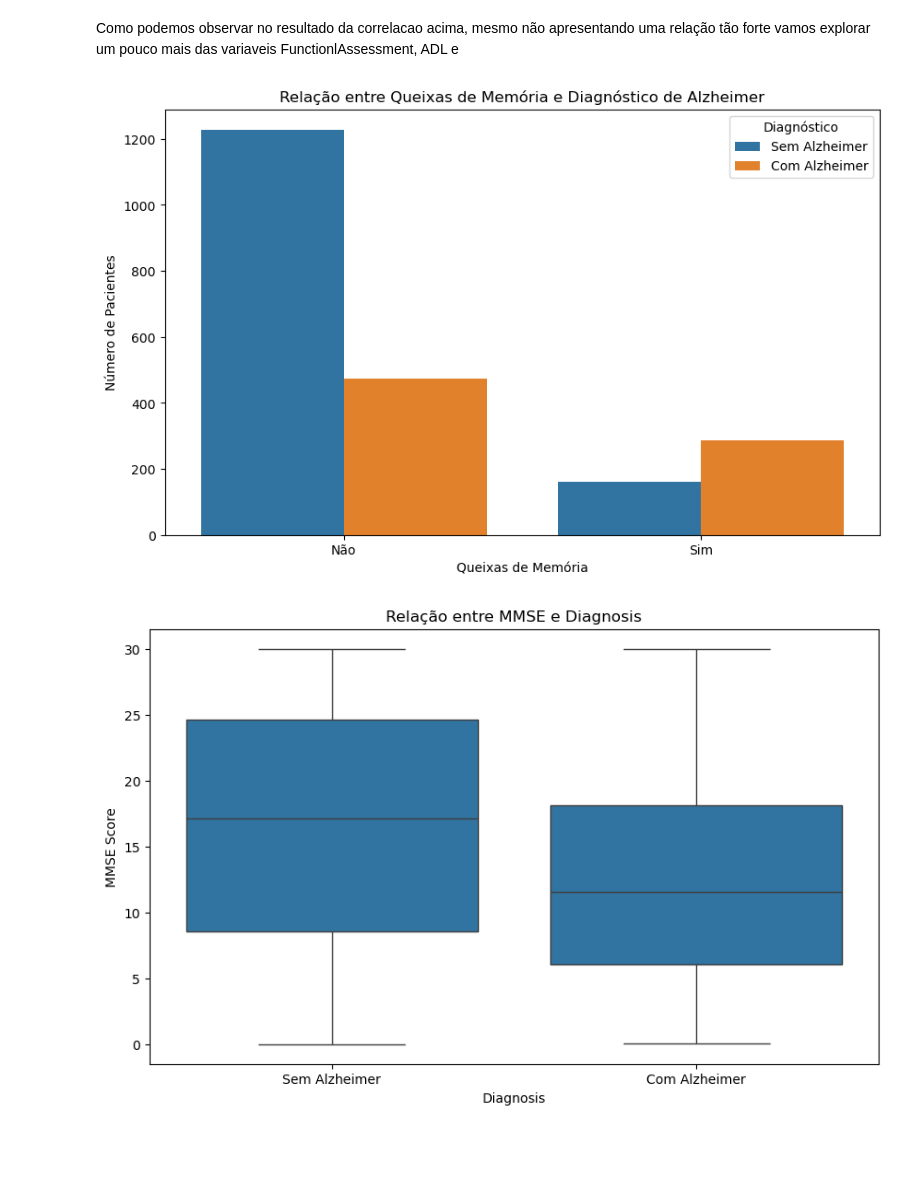
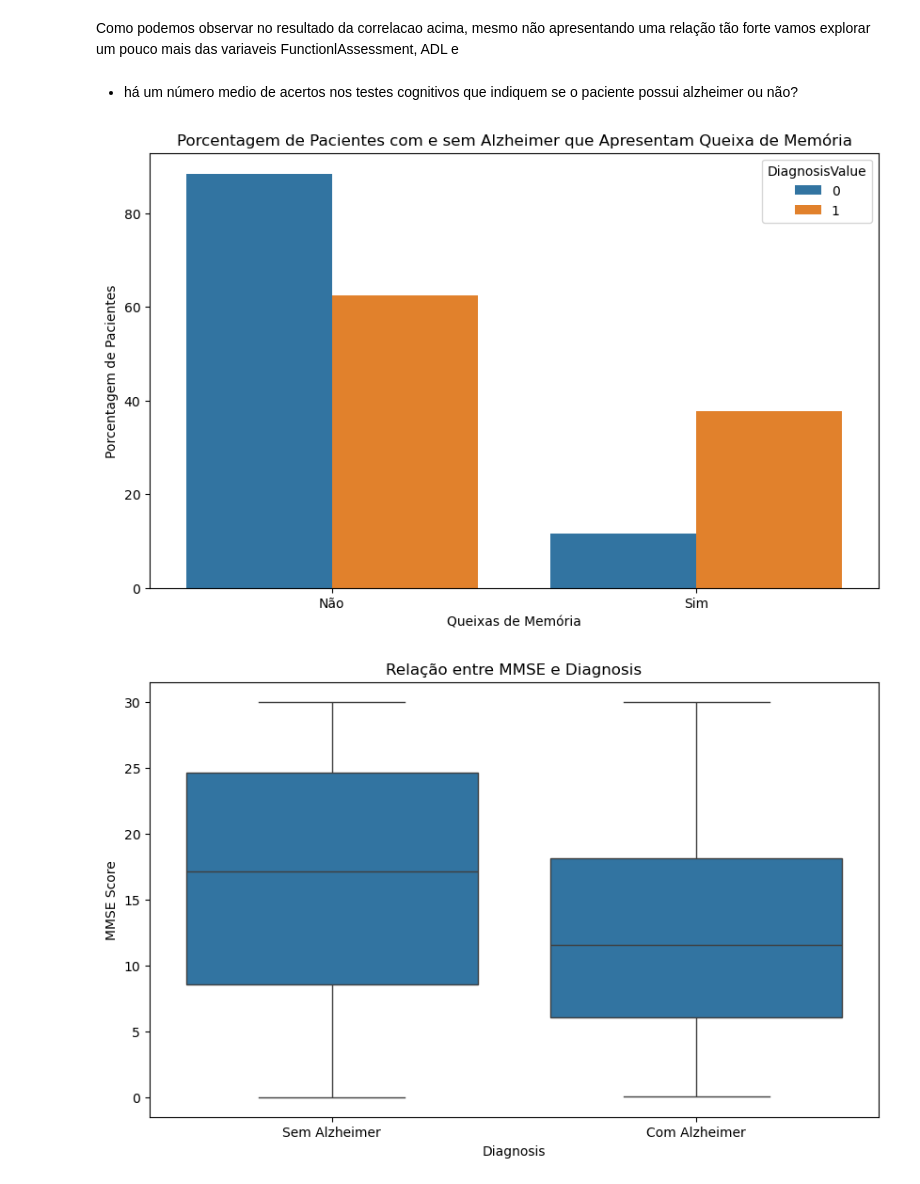
Before and after one commit to pedrolucas27/cdd-alzheimer, a Jupyter notebook: Trabalho1.ipynb, the cells around one changed output. Saved outputs shown, nothing was run; the diff lists cells and outputs as text; code cells hidden in the pictures; blank space fills up the shorter version.

```diff
--- a/Trabalho1.ipynb
+++ b/Trabalho1.ipynb
@@ -170,21 +169,30 @@ Diagnosis               1.000000
 Name: Diagnosis, dtype: float64
 # %% [markdown]
 Como podemos observar no resultado da correlacao acima, mesmo não apresentando uma relação tão forte vamos explorar um pouco mais das variaveis FunctionlAssessment, ADL e
+# %% [markdown]
+- há um número medio de acertos nos testes cognitivos que indiquem se o paciente possui alzheimer ou não?
 # %%
 # Transformar o dataset para formato tidy
-tidy_data = data.melt(id_vars='MemoryComplaints', value_vars='Diagnosis', var_name='Variable', value_name='DiagnosisValue')
+tidy_data = df.melt(id_vars='MemoryComplaints', value_vars='Diagnosis', var_name='Variable', value_name='DiagnosisValue')
 
-# Plotar o gráfico de barras
+# Calcular as contagens
+count_data = tidy_data.groupby(['MemoryComplaints', 'DiagnosisValue']).size().reset_index(name='Count')
+
+# Calcular as porcentagens
+total_counts = count_data.groupby('DiagnosisValue')['Count'].transform('sum')
+count_data['Percentage'] = count_data['Count'] / total_counts * 100
+
+# Plotar o gráfico de barras em porcentagem
 plt.figure(figsize=(10, 6))
-sns.countplot(data=tidy_data, x='MemoryComplaints', hue='DiagnosisValue', palette=['#1f77b4', '#ff7f0e'])
-plt.title('Relação entre Queixas de Memória e Diagnóstico de Alzheimer')
+sns.barplot(data=count_data, x='MemoryComplaints', y='Percentage', hue='DiagnosisValue', palette=['#1f77b4', '#ff7f0e'])
+plt.title('Porcentagem de Pacientes com e sem Alzheimer que Apresentam Queixa de Memória')
 plt.xlabel('Queixas de Memória')
-plt.ylabel('Número de Pacientes')
+plt.ylabel('Porcentagem de Pacientes')
 plt.xticks([0, 1], ['Não', 'Sim'])
-plt.legend(title='Diagnóstico', labels=['Sem Alzheimer', 'Com Alzheimer'])
+plt.savefig("MemoryComplainta.png")
 plt.show()
 # %% [output]
-[figure, old version]
+[figure, new version]
 # %%
 # Relação entre MMSE e Diagnosis
 plt.figure(figsize=(10, 6))
```
Also changed, not shown: parts of 15 cells of this notebook.
